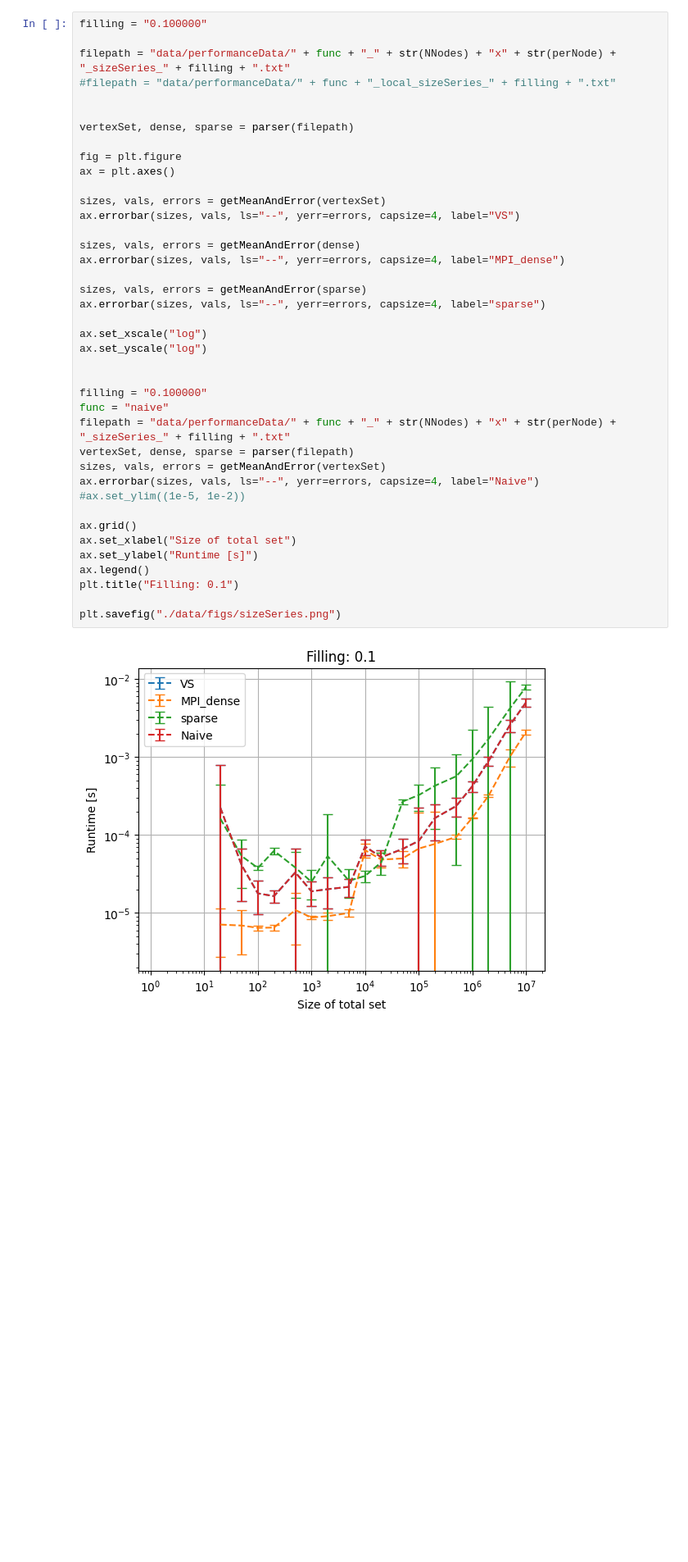
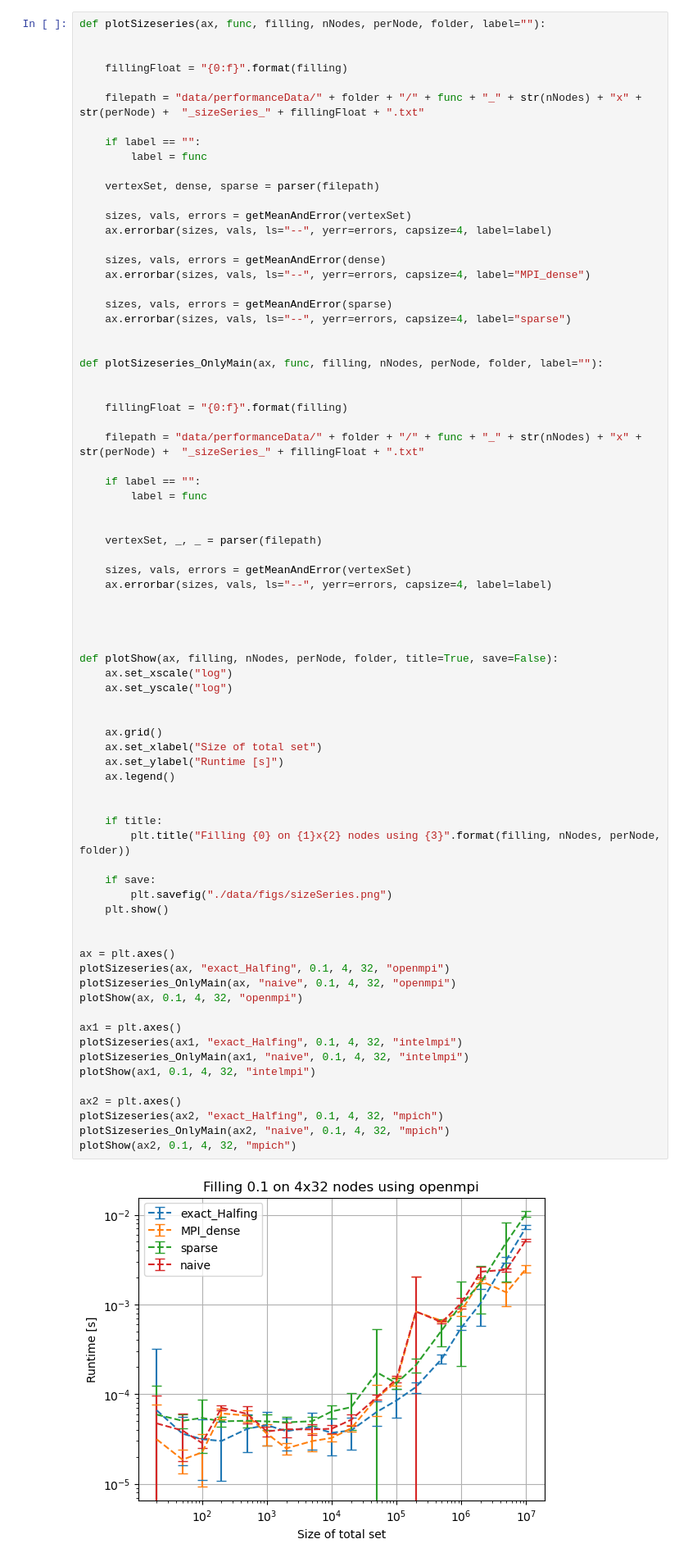
Before and after one commit to Frieder22/graph500, a Jupyter notebook: plots.ipynb, the cells around one changed output. Shown at 82% size. Drawn from its saved outputs; the diff is of its cells as text; blank space fills up the shorter version.

```diff
--- a/plots.ipynb
+++ b/plots.ipynb
@@ -115,42 +115,77 @@ plt.savefig("./data/figs/fillingSeries_" + setsize + ".png")
 # %%
-filling = "0.100000"
-
-filepath = "data/performanceData/" + func + "_" + str(NNodes) + "x" + str(perNode) +  "_sizeSeries_" + filling + ".txt"
-#filepath = "data/performanceData/" + func + "_local_sizeSeries_" + filling + ".txt"
+def plotSizeseries(ax, func, filling, nNodes, perNode, folder, label=""):
 
 
-vertexSet, dense, sparse = parser(filepath)
+    fillingFloat = "{0:f}".format(filling)
 
-fig = plt.figure
-ax = plt.axes()
+    filepath = "data/performanceData/" + folder + "/" + func + "_" + str(nNodes) + "x" + str(perNode) +  "_sizeSeries_" + fillingFloat + ".txt"
 
-sizes, vals, errors = getMeanAndError(vertexSet)
-ax.errorbar(sizes, vals, ls="--", yerr=errors, capsize=4, label="VS")
+    if label == "":
+        label = func
 
-sizes, vals, errors = getMeanAndError(dense)
-ax.errorbar(sizes, vals, ls="--", yerr=errors, capsize=4, label="MPI_dense")
+    vertexSet, dense, sparse = parser(filepath)
 
-sizes, vals, errors = getMeanAndError(sparse)
-ax.errorbar(sizes, vals, ls="--", yerr=errors, capsize=4, label="sparse")
+    sizes, vals, errors = getMeanAndError(vertexSet)
+    ax.errorbar(sizes, vals, ls="--", yerr=errors, capsize=4, label=label)
 
-ax.set_xscale("log")
-ax.set_yscale("log")
+    sizes, vals, errors = getMeanAndError(dense)
+    ax.errorbar(sizes, vals, ls="--", yerr=errors, capsize=4, label="MPI_dense")
+
+    sizes, vals, errors = getMeanAndError(sparse)
+    ax.errorbar(sizes, vals, ls="--", yerr=errors, capsize=4, label="sparse")
 
 
-filling = "0.100000"
-func = "naive"
-filepath = "data/performanceData/" + func + "_" + str(NNodes) + "x" + str(perNode) +  "_sizeSeries_" + filling + ".txt"
-vertexSet, dense, sparse = parser(filepath)
-sizes, vals, errors = getMeanAndError(vertexSet)
-ax.errorbar(sizes, vals, ls="--", yerr=errors, capsize=4, label="Naive")
-#ax.set_ylim((1e-5, 1e-2))
+def plotSizeseries_OnlyMain(ax, func, filling, nNodes, perNode, folder, label=""):
 
-ax.grid()
-ax.set_xlabel("Size of total set")
-ax.set_ylabel("Runtime [s]")
-ax.legend()
-plt.title("Filling: 0.1")
 
-plt.savefig("./data/figs/sizeSeries.png")
+    fillingFloat = "{0:f}".format(filling)
+
+    filepath = "data/performanceData/" + folder + "/" + func + "_" + str(nNodes) + "x" + str(perNode) +  "_sizeSeries_" + fillingFloat + ".txt"
+
+    if label == "":
+        label = func
+
+
+    vertexSet, _, _ = parser(filepath)
+
+    sizes, vals, errors = getMeanAndError(vertexSet)
+    ax.errorbar(sizes, vals, ls="--", yerr=errors, capsize=4, label=label)
+
+
+
+
+def plotShow(ax, filling, nNodes, perNode, folder, title=True, save=False):
+    ax.set_xscale("log")
+    ax.set_yscale("log")
+
+
+    ax.grid()
+    ax.set_xlabel("Size of total set")
+    ax.set_ylabel("Runtime [s]")
+    ax.legend()
+
+
+    if title:
+        plt.title("Filling {0} on {1}x{2} nodes using {3}".format(filling, nNodes, perNode, folder))
+
+    if save:
+        plt.savefig("./data/figs/sizeSeries.png")
+    plt.show()
+
+
+ax = plt.axes()
+plotSizeseries(ax, "exact_Halfing", 0.1, 4, 32, "openmpi")
+plotSizeseries_OnlyMain(ax, "naive", 0.1, 4, 32, "openmpi")
+plotShow(ax, 0.1, 4, 32, "openmpi")
+
+ax1 = plt.axes()
+plotSizeseries(ax1, "exact_Halfing", 0.1, 4, 32, "intelmpi")
+plotSizeseries_OnlyMain(ax1, "naive", 0.1, 4, 32, "intelmpi")
+plotShow(ax1, 0.1, 4, 32, "intelmpi")
+
+ax2 = plt.axes()
+plotSizeseries(ax2, "exact_Halfing", 0.1, 4, 32, "mpich")
+plotSizeseries_OnlyMain(ax2, "naive", 0.1, 4, 32, "mpich")
+plotShow(ax2, 0.1, 4, 32, "mpich")
 # %% [output]
-[figure, old version]
+[figure, new version]
```
Also changed, not shown: parts of 3 cells of this notebook.
